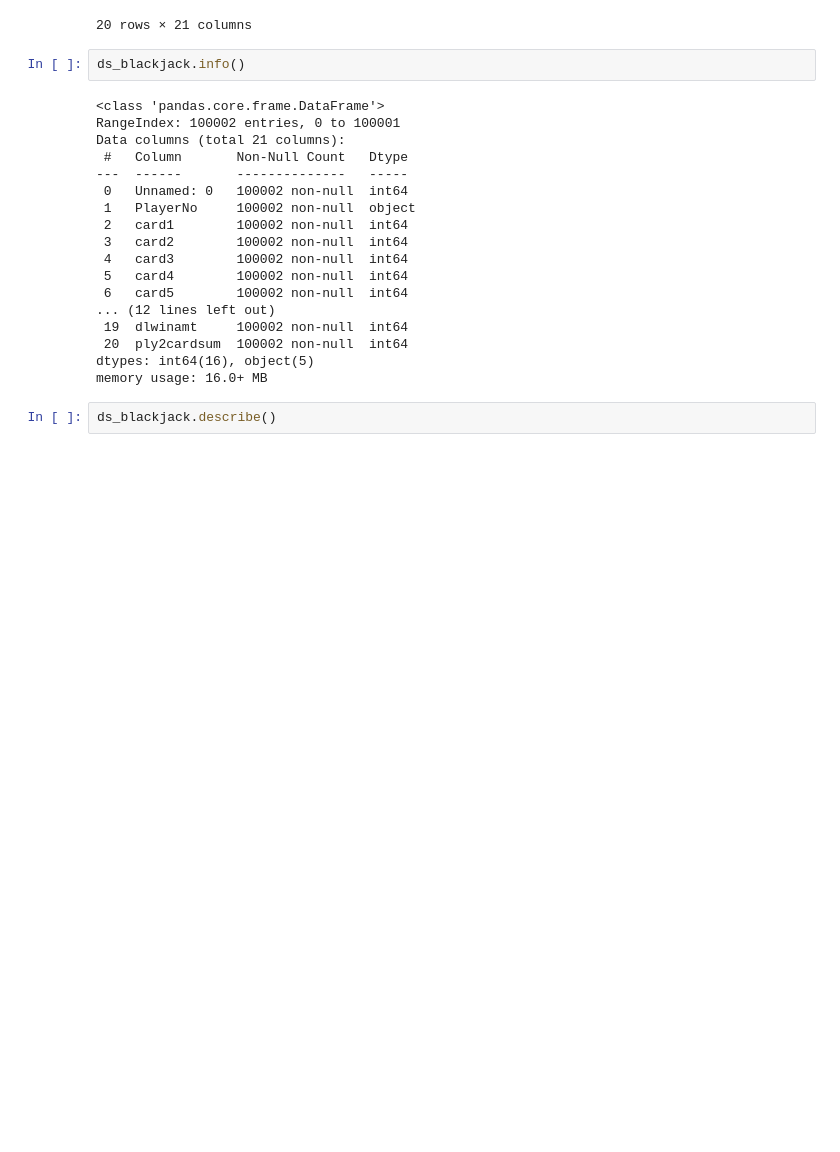
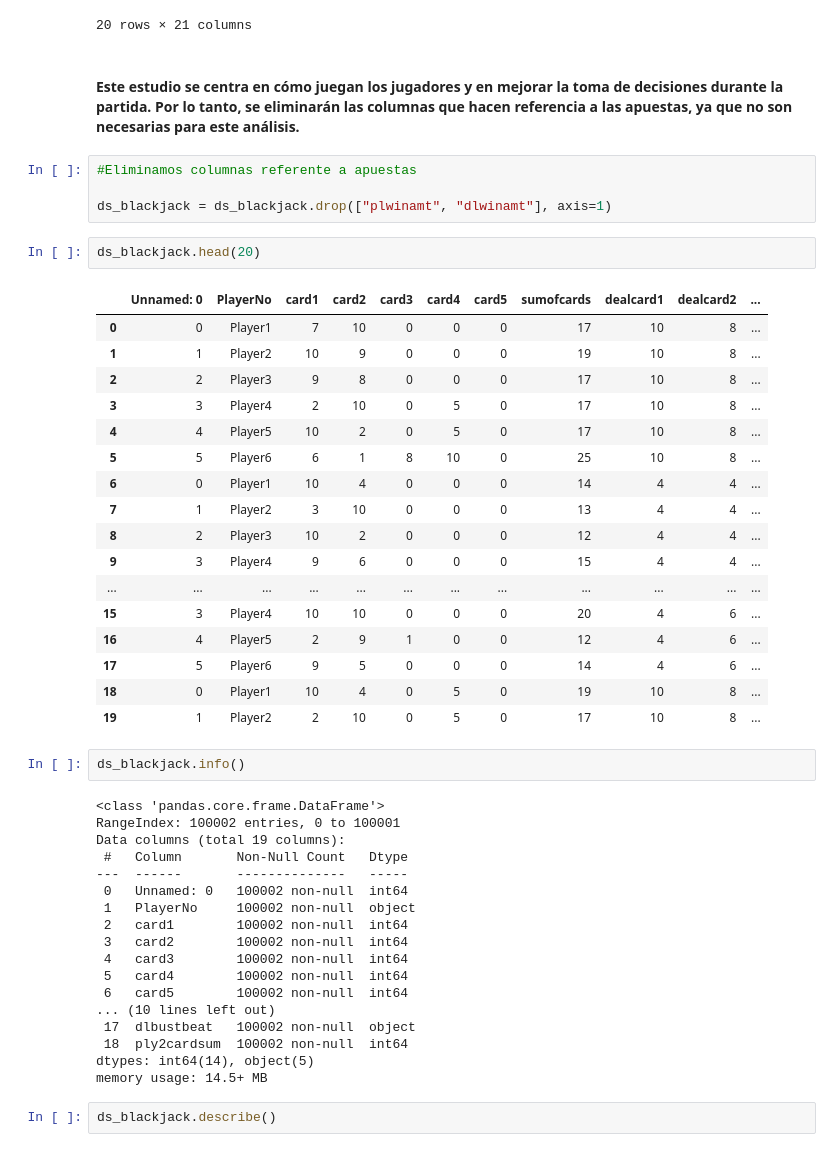
Before and after one commit to JorgeAlonsoC/JorgeAlonso_Repo, a Jupyter notebook: Jorge Alonso - ML/Memoria_ML_bj_Jorge_Alonso.ipynb, the cells around one changed output. Drawn from its saved outputs; the diff is of its cells as text; blank space fills up the shorter version.

```diff
--- a/Jorge Alonso - ML/Memoria_ML_bj_Jorge_Alonso.ipynb
+++ b/Jorge Alonso - ML/Memoria_ML_bj_Jorge_Alonso.ipynb
@@ -33,12 +33,38 @@ ds_blackjack.tail(20)
 | 100000 | 4 | Player5 | 8 | 11 | 0 | 0 | 0 | 19 | 9 | 8 | ... |
 | 100001 | 5 | Player6 | 10 | 10 | 0 | 0 | 0 | 20 | 9 | 8 | ... |
 20 rows × 21 columns
+# %% [markdown]
+#### Este estudio se centra en cómo juegan los jugadores y en mejorar la toma de decisiones durante la partida. Por lo tanto, se eliminarán las columnas que hacen referencia a las apuestas, ya que no son necesarias para este análisis. ####
+# %%
+#Eliminamos columnas referente a apuestas
+
+ds_blackjack = ds_blackjack.drop(["plwinamt", "dlwinamt"], axis=1)
+# %%
+ds_blackjack.head(20)
+# %% [output]
+|  | Unnamed: 0 | PlayerNo | card1 | card2 | card3 | card4 | card5 | sumofcards | dealcard1 | dealcard2 | ... |
+| 0 | 0 | Player1 | 7 | 10 | 0 | 0 | 0 | 17 | 10 | 8 | ... |
+| 1 | 1 | Player2 | 10 | 9 | 0 | 0 | 0 | 19 | 10 | 8 | ... |
+| 2 | 2 | Player3 | 9 | 8 | 0 | 0 | 0 | 17 | 10 | 8 | ... |
+| 3 | 3 | Player4 | 2 | 10 | 0 | 5 | 0 | 17 | 10 | 8 | ... |
+| 4 | 4 | Player5 | 10 | 2 | 0 | 5 | 0 | 17 | 10 | 8 | ... |
+| 5 | 5 | Player6 | 6 | 1 | 8 | 10 | 0 | 25 | 10 | 8 | ... |
+| 6 | 0 | Player1 | 10 | 4 | 0 | 0 | 0 | 14 | 4 | 4 | ... |
+| 7 | 1 | Player2 | 3 | 10 | 0 | 0 | 0 | 13 | 4 | 4 | ... |
+| 8 | 2 | Player3 | 10 | 2 | 0 | 0 | 0 | 12 | 4 | 4 | ... |
+| 9 | 3 | Player4 | 9 | 6 | 0 | 0 | 0 | 15 | 4 | 4 | ... |
+| ... | ... | ... | ... | ... | ... | ... | ... | ... | ... | ... | ... |
+| 15 | 3 | Player4 | 10 | 10 | 0 | 0 | 0 | 20 | 4 | 6 | ... |
+| 16 | 4 | Player5 | 2 | 9 | 1 | 0 | 0 | 12 | 4 | 6 | ... |
+| 17 | 5 | Player6 | 9 | 5 | 0 | 0 | 0 | 14 | 4 | 6 | ... |
+| 18 | 0 | Player1 | 10 | 4 | 0 | 5 | 0 | 19 | 10 | 8 | ... |
+| 19 | 1 | Player2 | 2 | 10 | 0 | 5 | 0 | 17 | 10 | 8 | ... |
 # %%
 ds_blackjack.info()
 # %% [output]
 <class 'pandas.core.frame.DataFrame'>
 RangeIndex: 100002 entries, 0 to 100001
-Data columns (total 21 columns):
+Data columns (total 19 columns):
  #   Column       Non-Null Count   Dtype
 ---  ------       --------------   -----
  0   Unnamed: 0   100002 non-null  int64
@@ -48,11 +74,11 @@ Data columns (total 21 columns):
  4   card3        100002 non-null  int64
  5   card4        100002 non-null  int64
  6   card5        100002 non-null  int64
-... (12 lines left out)
- 19  dlwinamt     100002 non-null  int64
- 20  ply2cardsum  100002 non-null  int64
-dtypes: int64(16), object(5)
-memory usage: 16.0+ MB
+... (10 lines left out)
+ 17  dlbustbeat   100002 non-null  object
+ 18  ply2cardsum  100002 non-null  int64
+dtypes: int64(14), object(5)
+memory usage: 14.5+ MB
 # %%
 ds_blackjack.describe()
 # %% [output]
```
Also changed, not shown: parts of 7 cells of this notebook.
